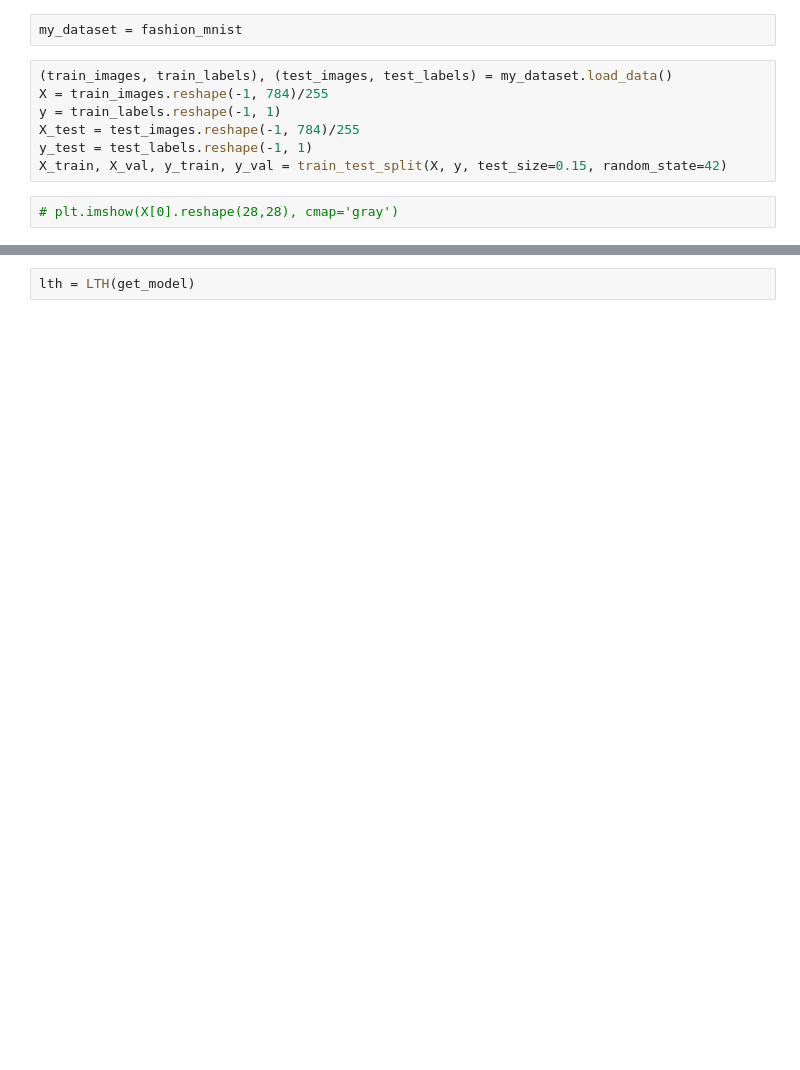
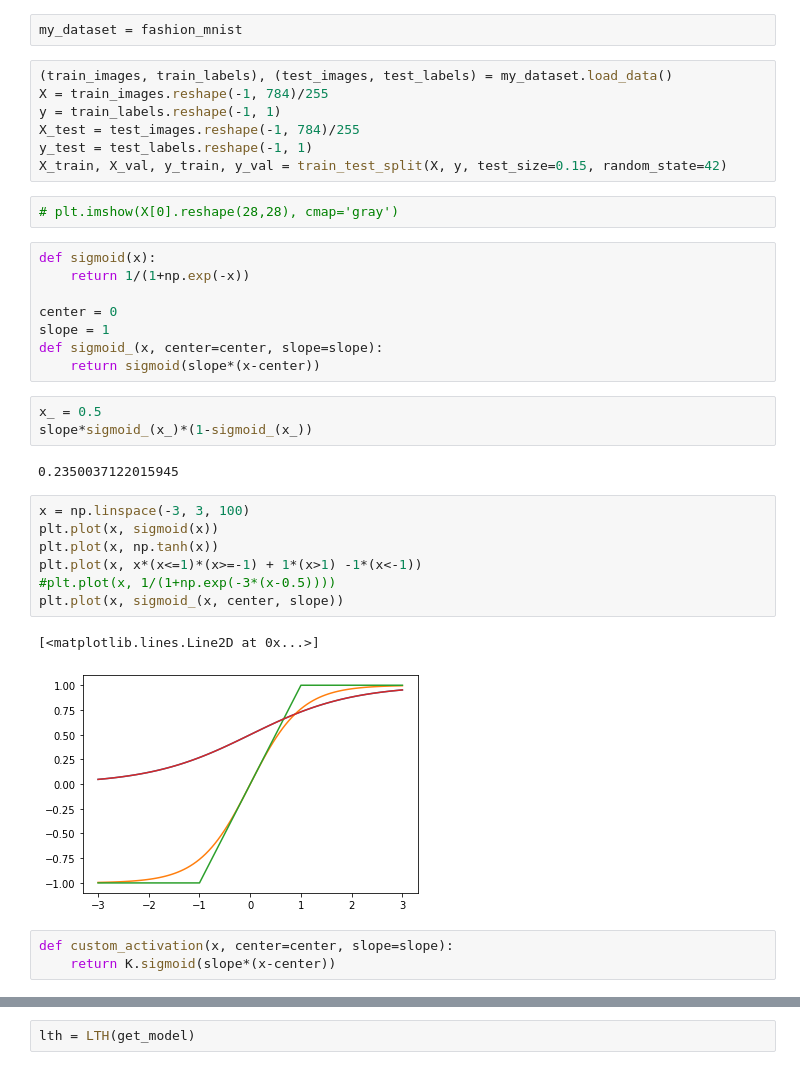
Before and after one commit to jganzabal/lottery-ticket-hypotesis-keras, a Jupyter notebook: 02_Untrained_weights_Accuracy.ipynb, the cells around one changed output, grey strips where cells are left out. Cells and saved outputs as stored; diff of their text form; blank space fills up the shorter version.

```diff
--- a/02_Untrained_weights_Accuracy.ipynb
+++ b/02_Untrained_weights_Accuracy.ipynb
@@ -27,6 +28,32 @@ y_test = test_labels.reshape(-1, 1)
 X_train, X_val, y_train, y_val = train_test_split(X, y, test_size=0.15, random_state=42)
 # %%
 # plt.imshow(X[0].reshape(28,28), cmap='gray')
+# %%
+def sigmoid(x):
+    return 1/(1+np.exp(-x))
+
+center = 0
+slope = 1
+def sigmoid_(x, center=center, slope=slope):
+    return sigmoid(slope*(x-center))
+# %%
+x_ = 0.5
+slope*sigmoid_(x_)*(1-sigmoid_(x_))
+# %% [output]
+0.2350037122015945
+# %%
+x = np.linspace(-3, 3, 100)
+plt.plot(x, sigmoid(x))
+plt.plot(x, np.tanh(x))
+plt.plot(x, x*(x<=1)*(x>=-1) + 1*(x>1) -1*(x<-1))
+#plt.plot(x, 1/(1+np.exp(-3*(x-0.5))))
+plt.plot(x, sigmoid_(x, center, slope))
+# %% [output]
+[<matplotlib.lines.Line2D at 0x...>]
+[figure, added]
+# %%
+def custom_activation(x, center=center, slope=slope):
+    return K.sigmoid(slope*(x-center))
 # %%
 def compile_model(model, lr=0.001):
     optim = optimizers.Adam(lr=lr)
```
Also changed, not shown: parts of 9 cells of this notebook, 1 other file.
